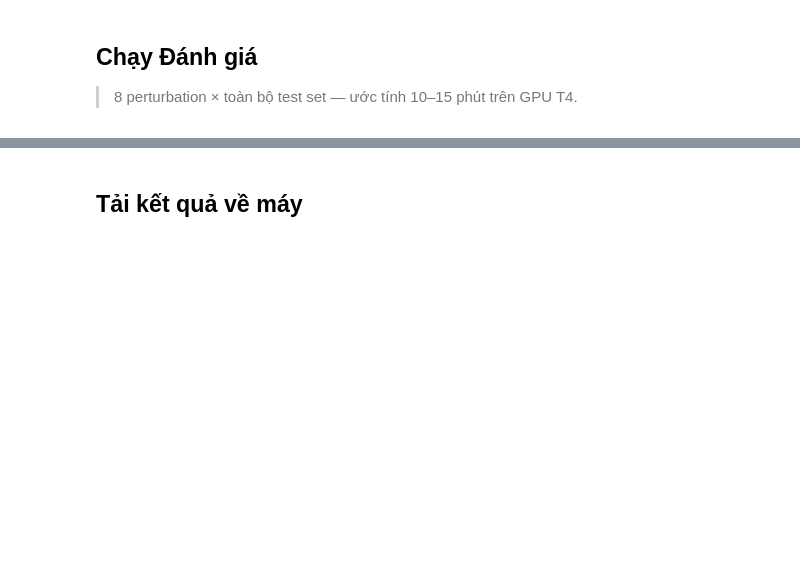
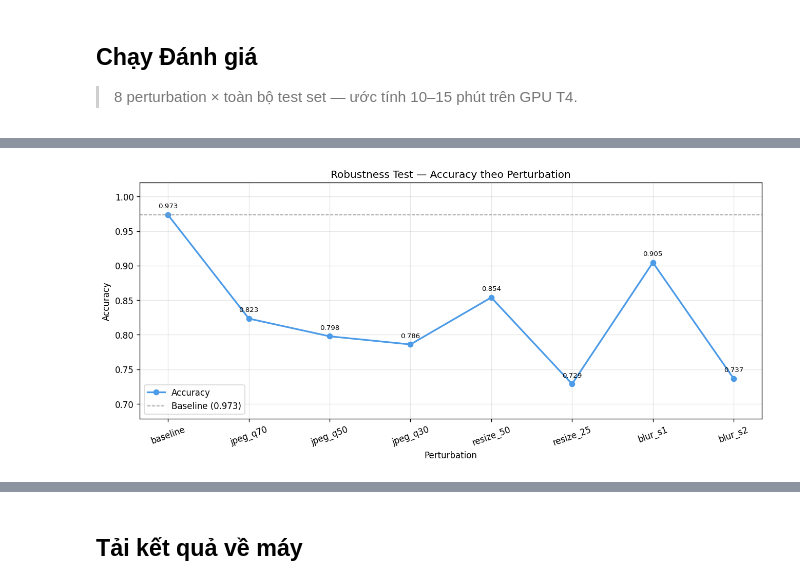
Before and after one commit to UIT-June-2025-Nhom-8/DS200.F21.CN2.BigData, a Jupyter notebook: notebooks/04-robustness-test-kaggle.ipynb, the cells around one changed output, grey strips where cells are left out. Saved outputs shown, nothing was run; the diff lists cells and outputs as text; code cells hidden in the pictures; blank space fills up the shorter version.

Commit message:
đã fix các lỗi theo review của Đức

```diff
--- a/notebooks/04-robustness-test-kaggle.ipynb
+++ b/notebooks/04-robustness-test-kaggle.ipynb
@@ -238,6 +286,6 @@ object
 # %%
 # ── Chạy đánh giá 8 perturbation ──────────────────────
-# Mỗi perturbation chạy toàn bộ test set — tổng ~10-15 phút trên GPU T4
+# Mỗi perturbation chạy toàn bộ test set — ước tính 10–15 phút trên GPU T4
 
 robustness_results = {}
 
@@ -260,11 +308,15 @@ for name, perturb_fn in PERTURBATIONS.items():
 
     y, p, prob = np.array(all_labels), np.array(all_preds), np.array(all_probs)
     robustness_results[name] = {
-        "accuracy": float(accuracy_score(y, p)),
-        "auc":      float(roc_auc_score(y, prob)),
+        "accuracy":  float(accuracy_score(y, p)),
+        "precision": float(precision_score(y, p, zero_division=0)),
+        "recall":    float(recall_score(y, p, zero_division=0)),
+        "f1":        float(f1_score(y, p, zero_division=0)),
+        "auc":       float(roc_auc_score(y, prob)),
     }
-    print(f"  Accuracy={robustness_results[name]['accuracy']:.4f}  "
-          f"AUC={robustness_results[name]['auc']:.4f}")
+    m = robustness_results[name]
+    print(f"  Accuracy={m['accuracy']:.4f}  Precision={m['precision']:.4f}  "
+          f"Recall={m['recall']:.4f}  F1={m['f1']:.4f}  AUC={m['auc']:.4f}")
 
 print("\n✓ Hoàn thành đánh giá tất cả perturbation.")
 # %% [output]
@@ -298,20 +406,34 @@ print("\n✓ Hoàn thành đánh giá tất cả perturbation.")
 # %%
 # ── Lưu kết quả & vẽ biểu đồ ──────────────────────────
+import io as _io
+from IPython.display import Image as IPImage, display as ipy_display
 
 # 1. Lưu JSON
 with open(f"{OUTPUT_DIR}/robustness_metrics.json", "w") as f:
     json.dump(robustness_results, f, indent=2)
+print("Saved robustness_metrics.json")
 
-# 2. Chuẩn bị dữ liệu
-ORDER    = ["baseline","jpeg_q70","jpeg_q50","jpeg_q30",
-            "resize_50","resize_25","blur_s1","blur_s2"]
-names    = [n for n in ORDER if n in robustness_results]
-acc_vals = [robustness_results[n]["accuracy"] for n in names]
-auc_vals = [robustness_results[n]["auc"]      for n in names]
-base_acc = robustness_results["baseline"]["accuracy"]
-base_auc = robustness_results["baseline"]["auc"]
+# 2. Chuẩn bị dữ liệu chung
+ORDER     = ["baseline","jpeg_q70","jpeg_q50","jpeg_q30",
+             "resize_50","resize_25","blur_s1","blur_s2"]
+names     = [n for n in ORDER if n in robustness_results]
+acc_vals  = [robustness_results[n]["accuracy"]  for n in names]
+prec_vals = [robustness_results[n]["precision"] for n in names]
+rec_vals  = [robustness_results[n]["recall"]    for n in names]
+f1_vals   = [robustness_results[n]["f1"]        for n in names]
+auc_vals  = [robustness_results[n]["auc"]       for n in names]
+base_acc  = robustness_results["baseline"]["accuracy"]
+base_auc  = robustness_results["baseline"]["auc"]
 
-# 3. Line chart Accuracy
+def _save_and_show(fig, path):
+    fig.savefig(path, dpi=150, bbox_inches="tight")
+    buf = _io.BytesIO()
+    fig.savefig(buf, format="png", dpi=120, bbox_inches="tight")
+    buf.seek(0)
+    plt.close(fig)
+    ipy_display(IPImage(data=buf.getvalue()))
+
+# 3. Biểu đồ 1: Line chart Accuracy
 fig, ax = plt.subplots(figsize=(11, 5))
 ax.plot(names, acc_vals, marker="o", linewidth=2, color="#4C9BE8", label="Accuracy")
 ax.axhline(base_acc, linestyle="--", color="#999", linewidth=1,
@@ -322,47 +444,9 @@ for n, v in zip(names, acc_vals):
 ax.set_ylim(max(0, min(acc_vals) - 0.05), 1.02)
 ax.set_xlabel("Perturbation"); ax.set_ylabel("Accuracy")
 ax.set_title("Robustness Test — Accuracy theo Perturbation")
-ax.legend(); ax.tick_params(axis='x', rotation=20)
+ax.legend(); ax.tick_params(axis="x", rotation=20)
+ax.grid(True, alpha=0.3)
 fig.tight_layout()
-fig.savefig(f"{OUTPUT_DIR}/robustness_accuracy.png", dpi=150, bbox_inches="tight")
-plt.close(fig)
-
-# 4. Line chart AUC
-fig, ax = plt.subplots(figsize=(11, 5))
-ax.plot(names, auc_vals, marker="s", linewidth=2, color="#E87C4C", label="AUC-ROC")
-ax.axhline(base_auc, linestyle="--", color="#999", linewidth=1,
-           label=f"Baseline ({base_auc:.3f})")
-for n, v in zip(names, auc_vals):
-    ax.annotate(f"{v:.3f}", (n, v), textcoords="offset points",
-                xytext=(0, 8), ha="center", fontsize=8)
-ax.set_ylim(max(0, min(auc_vals) - 0.05), 1.02)
-ax.set_xlabel("Perturbation"); ax.set_ylabel("AUC-ROC")
-ax.set_title("Robustness Test — AUC-ROC theo Perturbation")
-ax.legend(); ax.tick_params(axis='x', rotation=20)
-fig.tight_layout()
-fig.savefig(f"{OUTPUT_DIR}/robustness_auc.png", dpi=150, bbox_inches="tight")
-plt.close(fig)
-
-# 5. Bar chart accuracy drop
-acc_drops = [base_acc - v for v in acc_vals]
-colors    = ["#4CE87C" if d <= 0.02 else "#E8C44C" if d <= 0.05 else "#E84C4C"
-             for d in acc_drops]
-fig, ax   = plt.subplots(figsize=(11, 5))
-bars = ax.bar(names, acc_drops, color=colors)
-ax.axhline(0, color="black", linewidth=0.8)
-ax.set_xlabel("Perturbation")
-ax.set_ylabel("Accuracy Drop (so với baseline)")
-ax.set_title("Robustness Test — Mức sụt giảm Accuracy")
-ax.tick_params(axis='x', rotation=20)
-for bar, v in zip(bars, acc_drops):
-    ax.text(bar.get_x() + bar.get_width()/2, bar.get_height() + 0.002,
-            f"{v:.3f}", ha="center", va="bottom", fontsize=9)
-fig.tight_layout()
-fig.savefig(f"{OUTPUT_DIR}/robustness_drop.png", dpi=150, bbox_inches="tight")
-plt.close(fig)
-
-print("\n✓ Đã lưu tất cả kết quả vào:", OUTPUT_DIR)
-print("\nDanh sách file:")
-for f in sorted(os.listdir(OUTPUT_DIR)):
-    print(f"  {f}")
+_save_and_show(fig, f"{OUTPUT_DIR}/robustness_accuracy.png")
+print("Saved robustness_accuracy.png")
 # %% [output]
@@ -375,0 +454 @@ Danh sách file:
+[figure, added]
```
Also changed, not shown: parts of 18 cells of this notebook, 20 other files.
